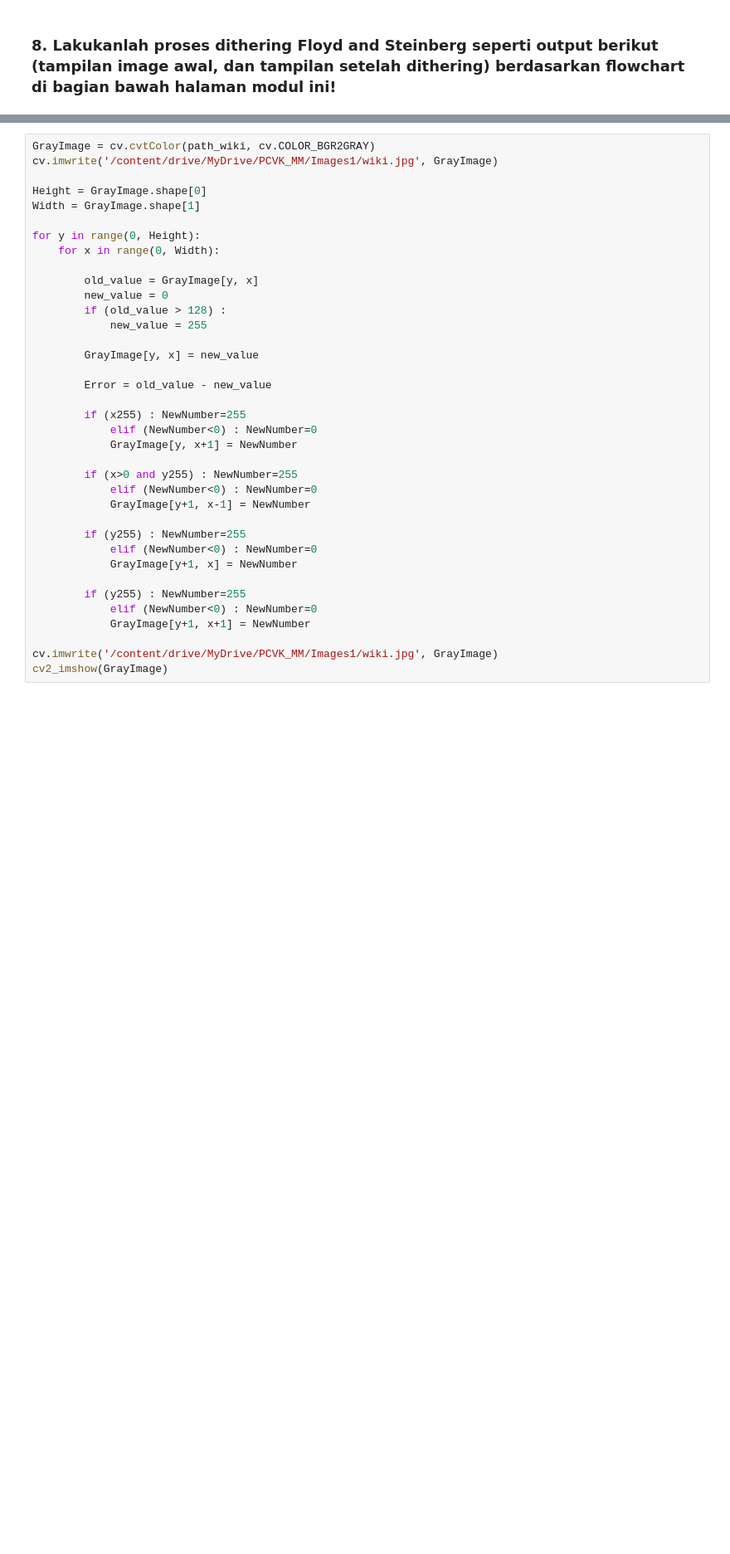
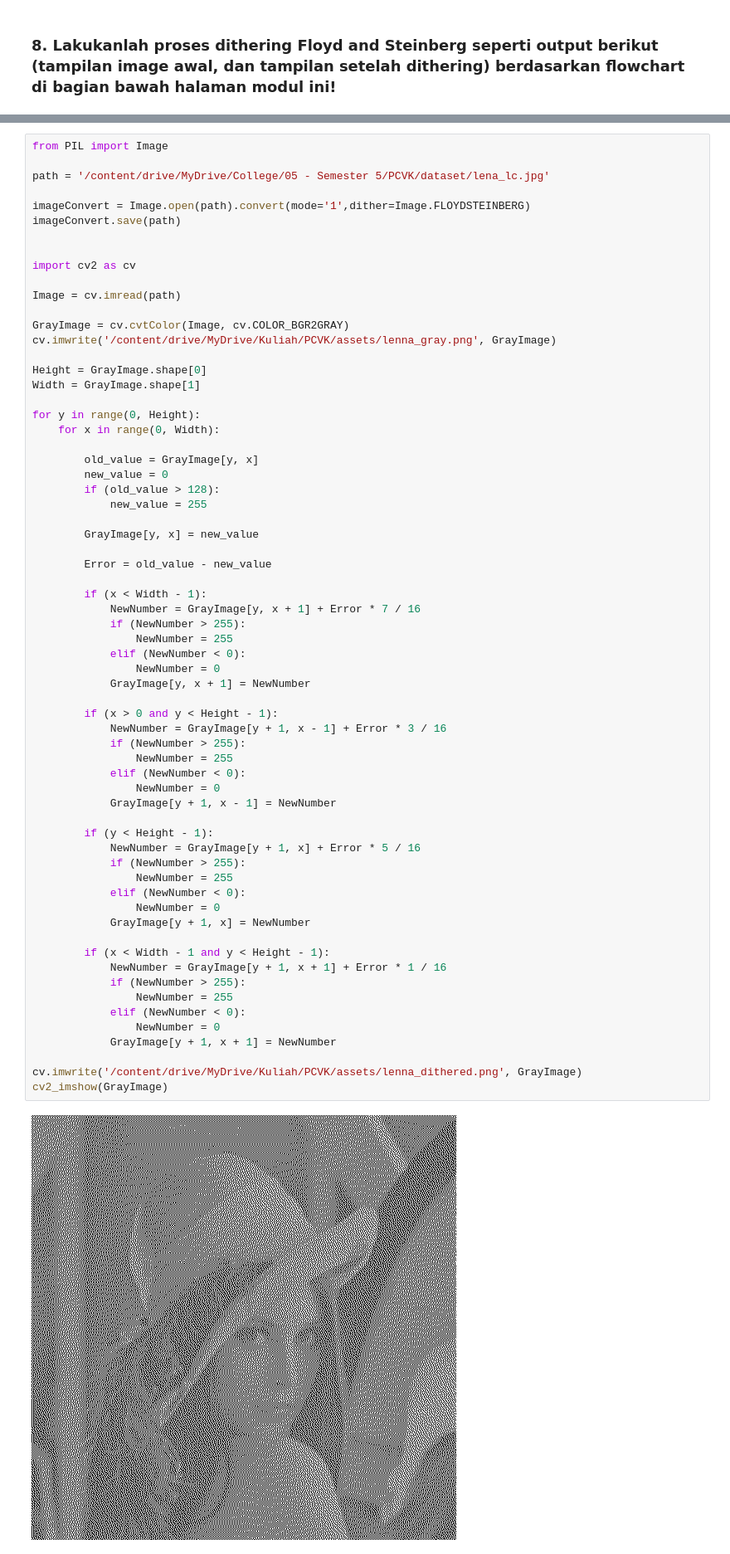
Before and after one commit to nandaglhp/PCVK_Ganjil_2023, a Jupyter notebook: Week6.ipynb, the cells around one changed output, grey strips where cells are left out. Shown at 83% size. Drawn from its saved outputs; the diff is of its cells as text; blank space fills up the shorter version.

```diff
--- a/Week6.ipynb
+++ b/Week6.ipynb
@@ -300,37 +291,67 @@ imageConvert.save(path_wiki)
 # %%
-GrayImage = cv.cvtColor(path_wiki, cv.COLOR_BGR2GRAY)
-cv.imwrite('/content/drive/MyDrive/PCVK_MM/Images1/wiki.jpg', GrayImage)
+from PIL import Image
+
+path = '/content/drive/MyDrive/College/05 - Semester 5/PCVK/dataset/lena_lc.jpg'
+
+imageConvert = Image.open(path).convert(mode='1',dither=Image.FLOYDSTEINBERG)
+imageConvert.save(path)
+
+
+import cv2 as cv
+
+Image = cv.imread(path)
+
+GrayImage = cv.cvtColor(Image, cv.COLOR_BGR2GRAY)
+cv.imwrite('/content/drive/MyDrive/Kuliah/PCVK/assets/lenna_gray.png', GrayImage)
 
 Height = GrayImage.shape[0]
 Width = GrayImage.shape[1]
 
 for y in range(0, Height):
     for x in range(0, Width):
 
         old_value = GrayImage[y, x]
         new_value = 0
-        if (old_value > 128) :
+        if (old_value > 128):
             new_value = 255
 
         GrayImage[y, x] = new_value
 
         Error = old_value - new_value
 
-        if (x255) : NewNumber=255
-            elif (NewNumber<0) : NewNumber=0
-            GrayImage[y, x+1] = NewNumber
+        if (x < Width - 1):
+            NewNumber = GrayImage[y, x + 1] + Error * 7 / 16
+            if (NewNumber > 255):
+                NewNumber = 255
+            elif (NewNumber < 0):
+                NewNumber = 0
+            GrayImage[y, x + 1] = NewNumber
 
-        if (x>0 and y255) : NewNumber=255
-            elif (NewNumber<0) : NewNumber=0
-            GrayImage[y+1, x-1] = NewNumber
+        if (x > 0 and y < Height - 1):
+            NewNumber = GrayImage[y + 1, x - 1] + Error * 3 / 16
+            if (NewNumber > 255):
+                NewNumber = 255
+            elif (NewNumber < 0):
+                NewNumber = 0
+            GrayImage[y + 1, x - 1] = NewNumber
 
-        if (y255) : NewNumber=255
-            elif (NewNumber<0) : NewNumber=0
-            GrayImage[y+1, x] = NewNumber
+        if (y < Height - 1):
+            NewNumber = GrayImage[y + 1, x] + Error * 5 / 16
+            if (NewNumber > 255):
+                NewNumber = 255
+            elif (NewNumber < 0):
+                NewNumber = 0
+            GrayImage[y + 1, x] = NewNumber
 
-        if (y255) : NewNumber=255
-            elif (NewNumber<0) : NewNumber=0
-            GrayImage[y+1, x+1] = NewNumber
+        if (x < Width - 1 and y < Height - 1):
+            NewNumber = GrayImage[y + 1, x + 1] + Error * 1 / 16
+            if (NewNumber > 255):
+                NewNumber = 255
+            elif (NewNumber < 0):
+                NewNumber = 0
+            GrayImage[y + 1, x + 1] = NewNumber
 
-cv.imwrite('/content/drive/MyDrive/PCVK_MM/Images1/wiki.jpg', GrayImage)
+cv.imwrite('/content/drive/MyDrive/Kuliah/PCVK/assets/lenna_dithered.png', GrayImage)
 cv2_imshow(GrayImage)
+# %% [output]
+[figure, added]
```
Also changed, not shown: parts of 2 cells of this notebook.
